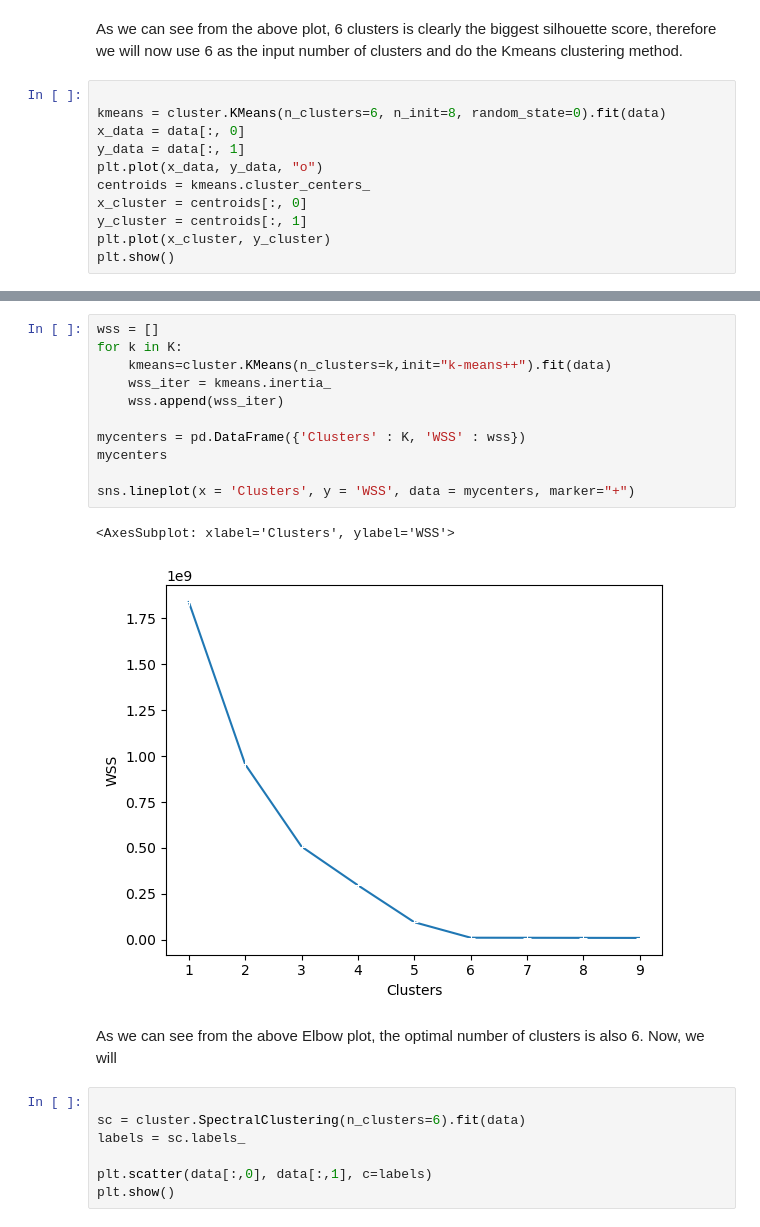
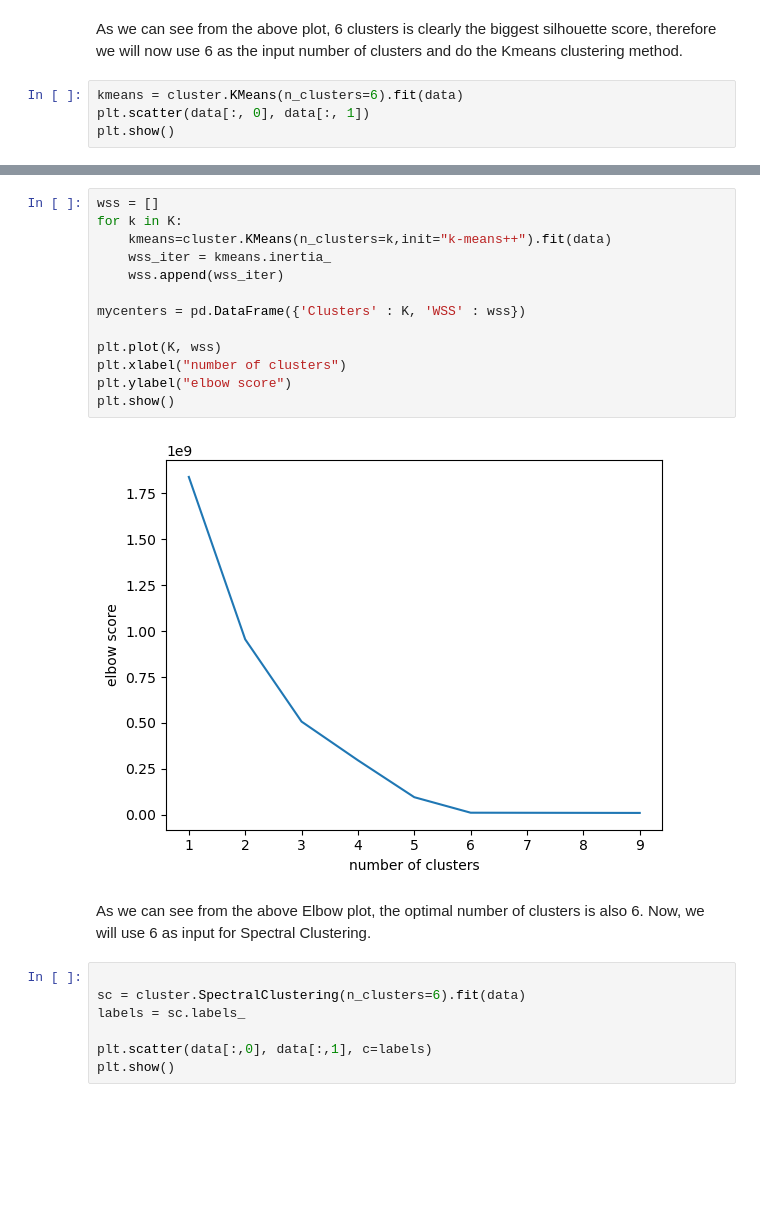
Before and after one commit to selena81792/unsupervised_learning, a Jupyter notebook: part3/part3.ipynb, the cells around one changed output, grey strips where cells are left out. Drawn from its saved outputs; the diff is of its cells as text; blank space fills up the shorter version.

```diff
--- a/part3/part3.ipynb
+++ b/part3/part3.ipynb
@@ -36,14 +37,7 @@ plt.show()
 # %% [markdown]
 As we can see from the above plot, 6 clusters is clearly the biggest silhouette score, therefore we will now use 6 as the input number of clusters and do the Kmeans clustering method.
 # %%
-
-kmeans = cluster.KMeans(n_clusters=6, n_init=8, random_state=0).fit(data)
-x_data = data[:, 0]
-y_data = data[:, 1]
-plt.plot(x_data, y_data, "o")
-centroids = kmeans.cluster_centers_
-x_cluster = centroids[:, 0]
-y_cluster = centroids[:, 1]
-plt.plot(x_cluster, y_cluster)
+kmeans = cluster.KMeans(n_clusters=6).fit(data)
+plt.scatter(data[:, 0], data[:, 1])
 plt.show()
 # %% [output]
@@ -55,19 +49,20 @@ Next, we will determine the number of clusters with elbow method.
 # %%
 wss = []
 for k in K:
     kmeans=cluster.KMeans(n_clusters=k,init="k-means++").fit(data)
     wss_iter = kmeans.inertia_
     wss.append(wss_iter)
 
 mycenters = pd.DataFrame({'Clusters' : K, 'WSS' : wss})
-mycenters
 
-sns.lineplot(x = 'Clusters', y = 'WSS', data = mycenters, marker="+")
+plt.plot(K, wss)
+plt.xlabel("number of clusters")
+plt.ylabel("elbow score")
+plt.show()
 # %% [output]
-<AxesSubplot: xlabel='Clusters', ylabel='WSS'>
-[figure, old version]
+[figure, new version]
 # %% [markdown]
-As we can see from the above Elbow plot, the optimal number of clusters is also 6. Now, we will
+As we can see from the above Elbow plot, the optimal number of clusters is also 6. Now, we will use 6 as input for Spectral Clustering.
 # %%
 
 sc = cluster.SpectralClustering(n_clusters=6).fit(data)
```
Also changed, not shown: parts of 5 cells of this notebook, 1 other file.
